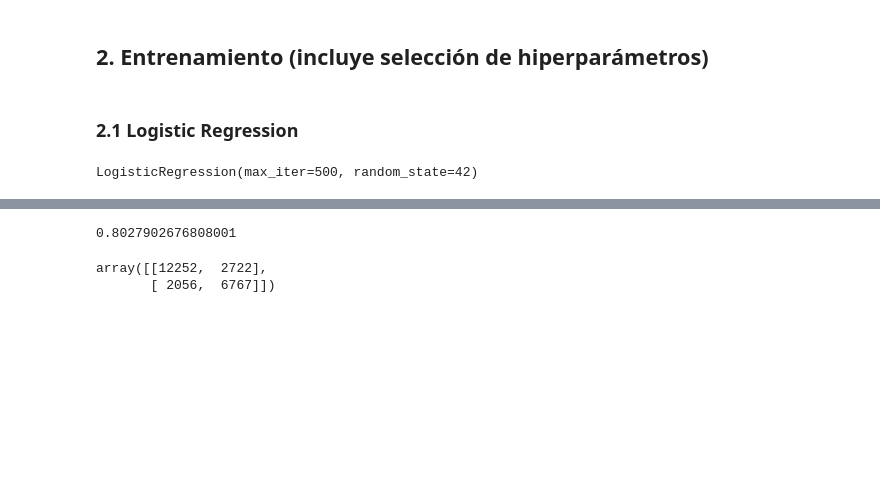
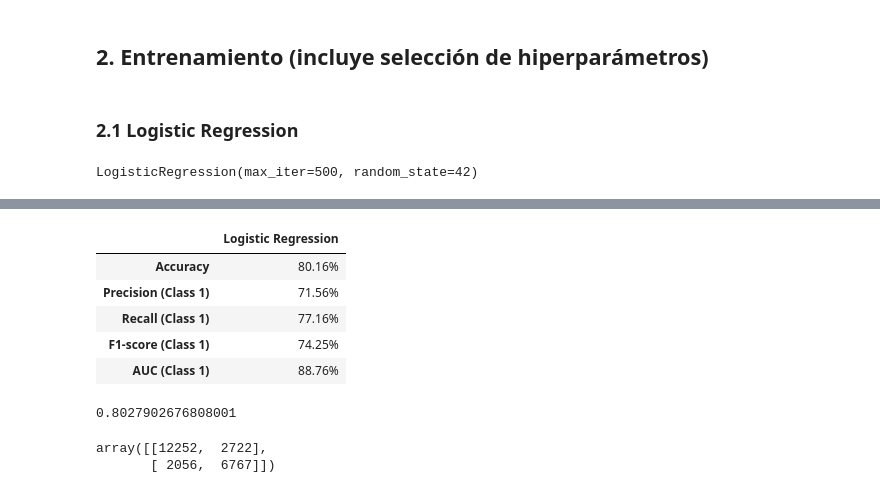
Before and after one commit to claudiberenguer/modulo5eval_ii, a Jupyter notebook: notebooks/exploracion/evaluacion_manuel.ipynb, the cells around one changed output, grey strips where cells are left out. Cells and saved outputs as stored; diff of their text form; code cells hidden in the pictures; blank space fills up the shorter version.

```diff
--- a/notebooks/exploracion/evaluacion_manuel.ipynb
+++ b/notebooks/exploracion/evaluacion_manuel.ipynb
@@ -625,3 +668,14 @@ evaluar_modelo(mejor_rl, X_train, X_test, y_train, y_test, 'Regresión Logístic
+# %%
+#Guardamos las metricas principales de modelo de clasificación
+lr_results = metrics_calculator(mejor_rl, X_test, y_test, 'Logistic Regression')
+lr_results
+# %% [output]
+|  | Logistic Regression |
+| Accuracy | 80.16% |
+| Precision (Class 1) | 71.56% |
+| Recall (Class 1) | 77.16% |
+| F1-score (Class 1) | 74.25% |
+| AUC (Class 1) | 88.76% |
 # %%
 # Preddicción del modelo
 y_pred = modelo_rl.predict(X_test)
```
Also changed, not shown: parts of 16 cells of this notebook, 2 other files.
